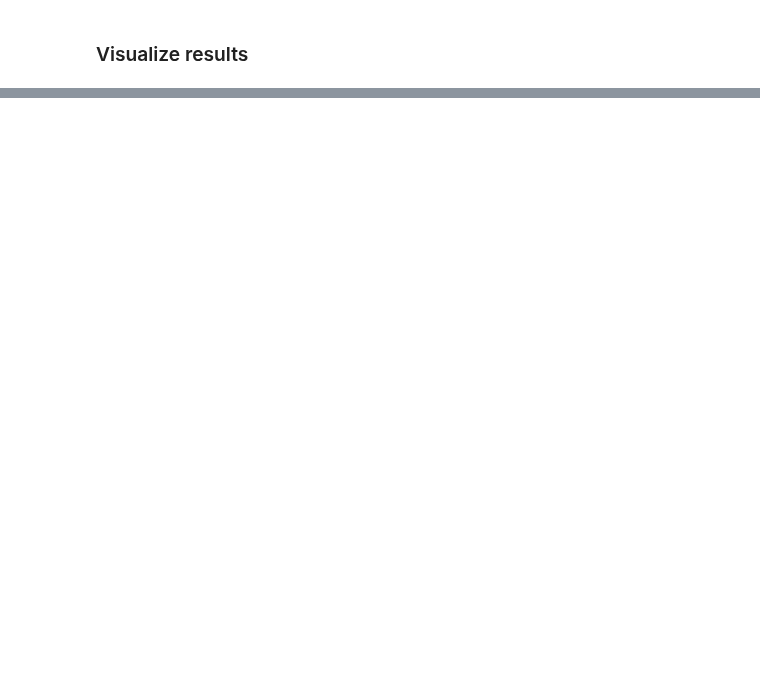
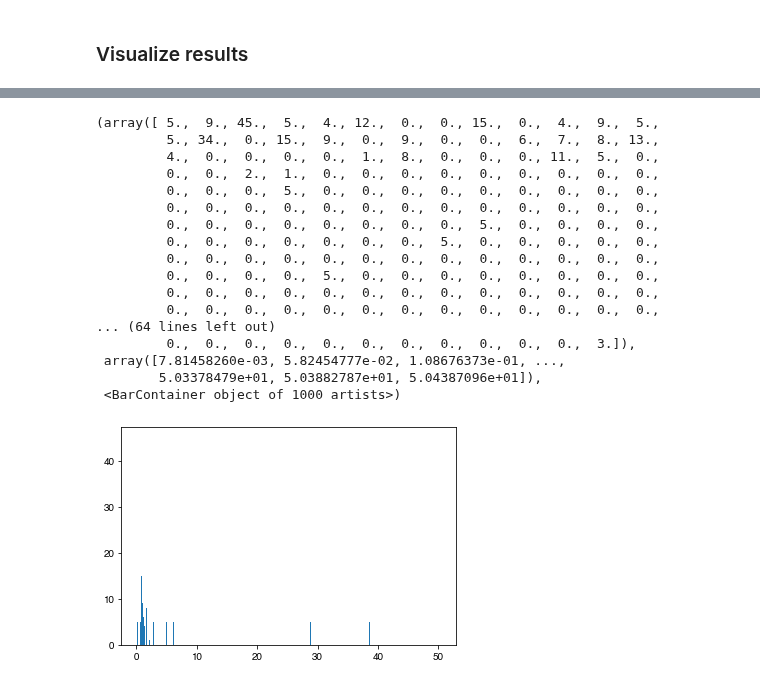
Before and after one commit to ryansmcgee/ecoevocrm, a Jupyter notebook: src/ecoevocrm/demos/numba_testing.ipynb, the cells around one changed output, grey strips where cells are left out. Saved outputs shown, nothing was run; the diff lists cells and outputs as text; code cells hidden in the pictures; blank space fills up the shorter version.

```diff
--- a/src/ecoevocrm/demos/numba_testing.ipynb
+++ b/src/ecoevocrm/demos/numba_testing.ipynb
@@ -36,5 +36,6 @@ viz.matrix_plot(J)
 anc_system = ConsumerResourceSystem(sigma=anc_phenotype,
                                     b=1, k=1e10, c=0.1, chi=0.5, J=J, mu=1e-10,
                                     resource_consumption_mode='fast_resource_eq',
+                                    resource_inflow_mode='none',
                                     threshold_min_rel_abundance=1e-6,
                                     N_init=1, R_init=1)
@@ -90,0 +117,24 @@ viz.matrix_plot(anc_system.get_extant_type_set().sigma, ax=ax)
+# %%
+delta_t = [anc_system.t_series[i] - anc_system.t_series[i-1] for i in range(1,len(anc_system.t_series))]
+# delta_t
+# %%
+plt.hist(delta_t, bins=1000)
+# %% [output]
+(array([ 5.,  9., 45.,  5.,  4., 12.,  0.,  0., 15.,  0.,  4.,  9.,  5.,
+         5., 34.,  0., 15.,  9.,  0.,  9.,  0.,  0.,  6.,  7.,  8., 13.,
+         4.,  0.,  0.,  0.,  0.,  1.,  8.,  0.,  0.,  0., 11.,  5.,  0.,
+         0.,  0.,  2.,  1.,  0.,  0.,  0.,  0.,  0.,  0.,  0.,  0.,  0.,
+         0.,  0.,  0.,  5.,  0.,  0.,  0.,  0.,  0.,  0.,  0.,  0.,  0.,
+         0.,  0.,  0.,  0.,  0.,  0.,  0.,  0.,  0.,  0.,  0.,  0.,  0.,
+         0.,  0.,  0.,  0.,  0.,  0.,  0.,  0.,  5.,  0.,  0.,  0.,  0.,
+         0.,  0.,  0.,  0.,  0.,  0.,  0.,  5.,  0.,  0.,  0.,  0.,  0.,
+         0.,  0.,  0.,  0.,  0.,  0.,  0.,  0.,  0.,  0.,  0.,  0.,  0.,
+         0.,  0.,  0.,  0.,  5.,  0.,  0.,  0.,  0.,  0.,  0.,  0.,  0.,
+         0.,  0.,  0.,  0.,  0.,  0.,  0.,  0.,  0.,  0.,  0.,  0.,  0.,
+         0.,  0.,  0.,  0.,  0.,  0.,  0.,  0.,  0.,  0.,  0.,  0.,  0.,
+... (64 lines left out)
+         0.,  0.,  0.,  0.,  0.,  0.,  0.,  0.,  0.,  0.,  0.,  3.]),
+ array([7.81458260e-03, 5.82454777e-02, 1.08676373e-01, ...,
+        5.03378479e+01, 5.03882787e+01, 5.04387096e+01]),
+ <BarContainer object of 1000 artists>)
+[figure, added]
```
Also changed, not shown: parts of 14 cells of this notebook, 5 other files.
